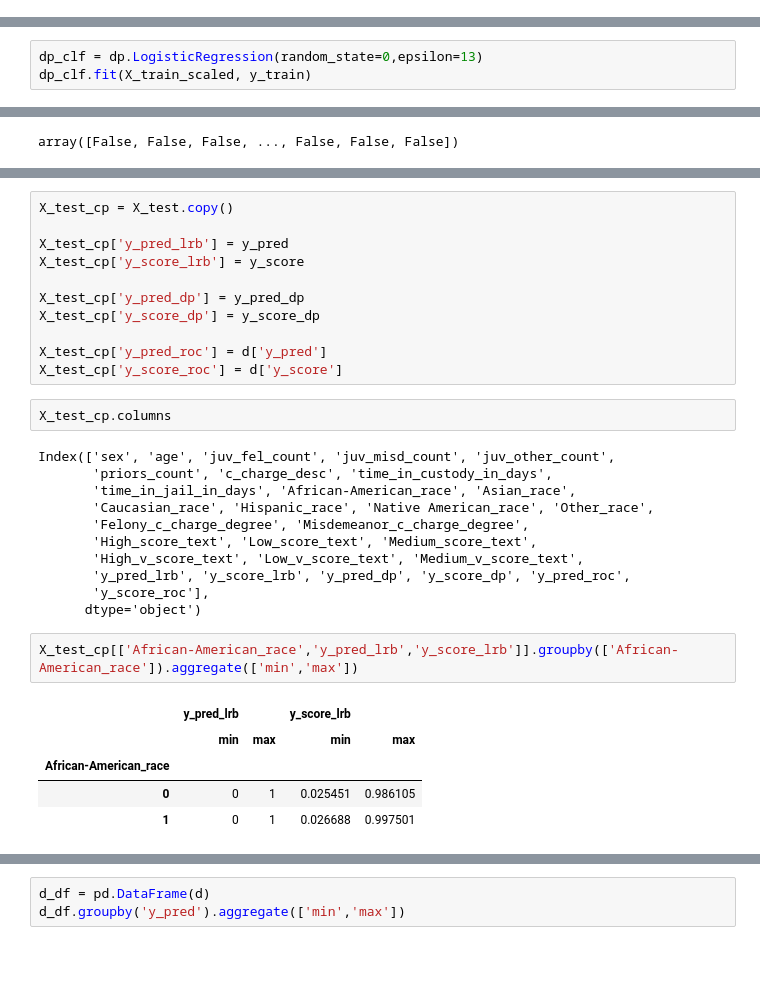
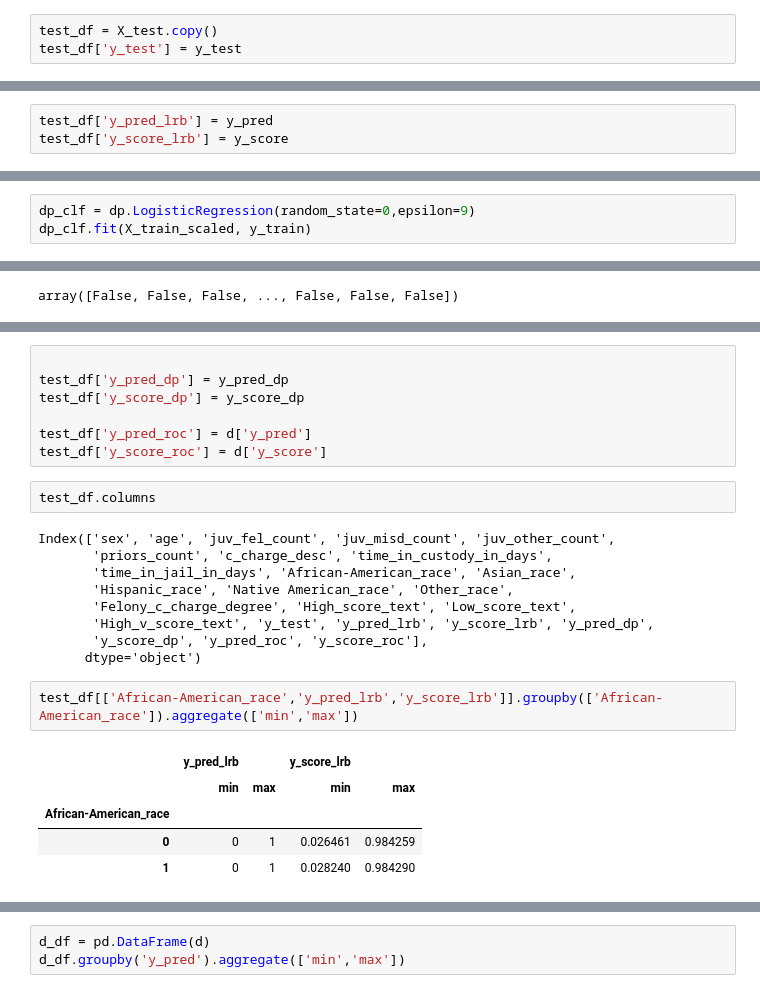
Before and after one commit to RU-Insane/compas-fairness-privacy-tradeoff-analysis, a Jupyter notebook: main/merged/fairness_privacy_merged.ipynb, the cells around one changed output, grey strips where cells are left out. Drawn from its saved outputs; the diff is of its cells as text; blank space fills up the shorter version.

```diff
--- a/main/merged/fairness_privacy_merged.ipynb
+++ b/main/merged/fairness_privacy_merged.ipynb
@@ -80,0 +151,3 @@ X_train_scaled.shape, X_test_scaled.shape, y_train.shape, y_test.shape
+# %%
+test_df = X_test.copy()
+test_df['y_test'] = y_test
@@ -116,0 +199,3 @@ Difference is false positivity rate very high
+# %%
+test_df['y_pred_lrb'] = y_pred
+test_df['y_score_lrb'] = y_score
@@ -128,4 +256,4 @@ This is equivalent to learning Fair Representation in terms of Fairness, whereas
 # %%
-dp_clf = dp.LogisticRegression(random_state=0,epsilon=13)
+dp_clf = dp.LogisticRegression(random_state=0,epsilon=9)
 dp_clf.fit(X_train_scaled, y_train)
 # %% [output]
@@ -307,33 +446,27 @@ classification_bias_metrics(group_a_test, group_b_test, y_pred_roc, y_test, metr
 # %%
-X_test_cp = X_test.copy()
 
-X_test_cp['y_pred_lrb'] = y_pred
-X_test_cp['y_score_lrb'] = y_score
+test_df['y_pred_dp'] = y_pred_dp
+test_df['y_score_dp'] = y_score_dp
 
-X_test_cp['y_pred_dp'] = y_pred_dp
-X_test_cp['y_score_dp'] = y_score_dp
-
-X_test_cp['y_pred_roc'] = d['y_pred']
-X_test_cp['y_score_roc'] = d['y_score']
+test_df['y_pred_roc'] = d['y_pred']
+test_df['y_score_roc'] = d['y_score']
 # %%
-X_test_cp.columns
+test_df.columns
 # %% [output]
 Index(['sex', 'age', 'juv_fel_count', 'juv_misd_count', 'juv_other_count',
        'priors_count', 'c_charge_desc', 'time_in_custody_in_days',
        'time_in_jail_in_days', 'African-American_race', 'Asian_race',
-       'Caucasian_race', 'Hispanic_race', 'Native American_race', 'Other_race',
-       'Felony_c_charge_degree', 'Misdemeanor_c_charge_degree',
-       'High_score_text', 'Low_score_text', 'Medium_score_text',
-       'High_v_score_text', 'Low_v_score_text', 'Medium_v_score_text',
-       'y_pred_lrb', 'y_score_lrb', 'y_pred_dp', 'y_score_dp', 'y_pred_roc',
-       'y_score_roc'],
+       'Hispanic_race', 'Native American_race', 'Other_race',
+       'Felony_c_charge_degree', 'High_score_text', 'Low_score_text',
+       'High_v_score_text', 'y_test', 'y_pred_lrb', 'y_score_lrb', 'y_pred_dp',
+       'y_score_dp', 'y_pred_roc', 'y_score_roc'],
       dtype='object')
 # %%
-X_test_cp[['African-American_race','y_pred_lrb','y_score_lrb']].groupby(['African-American_race']).aggregate(['min','max'])
+test_df[['African-American_race','y_pred_lrb','y_score_lrb']].groupby(['African-American_race']).aggregate(['min','max'])
 # %% [output]
 |  | y_pred_lrb |  | y_score_lrb |  |
 |  | min | max | min | max |
 | African-American_race |  |  |  |  |
-| 0 | 0 | 1 | 0.025451 | 0.986105 |
-| 1 | 0 | 1 | 0.026688 | 0.997501 |
+| 0 | 0 | 1 | 0.026461 | 0.984259 |
+| 1 | 0 | 1 | 0.028240 | 0.984290 |
 # %%
```
Also changed, not shown: parts of 43 cells of this notebook.
